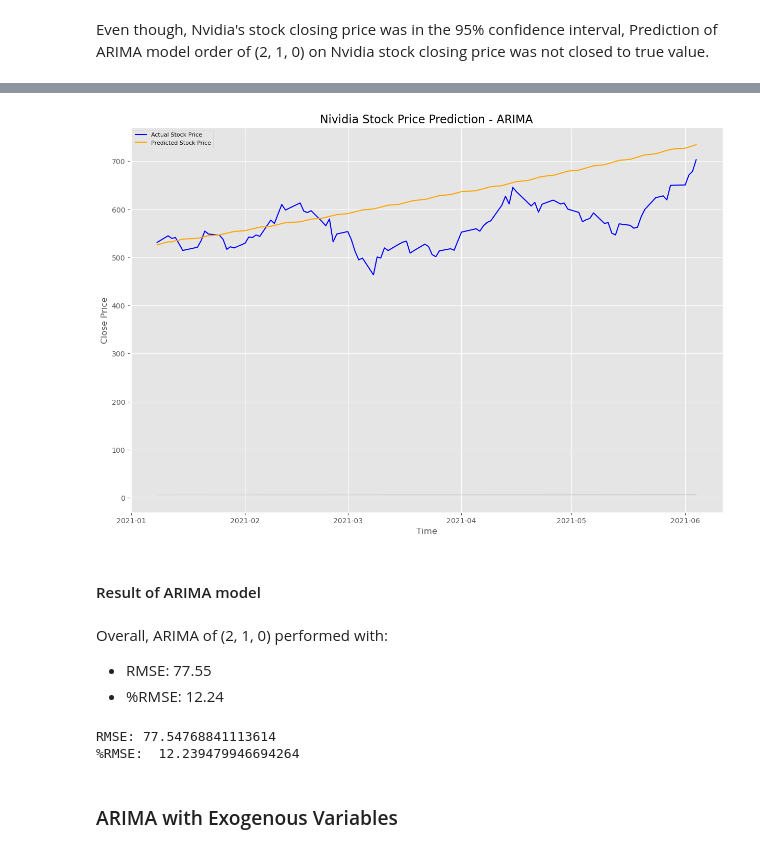
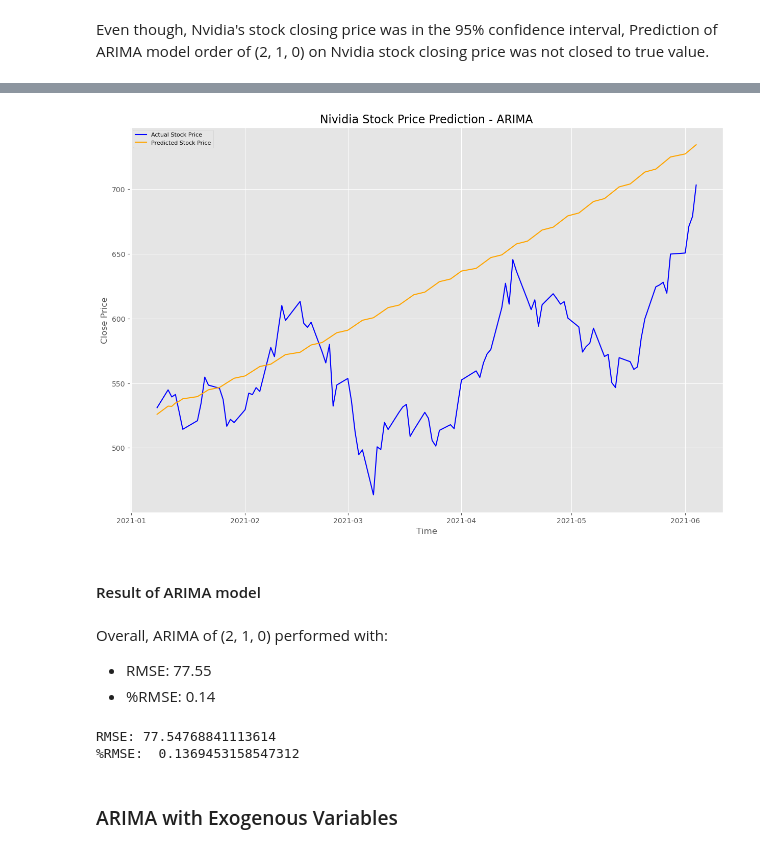
Before and after one commit to jayce7376/Nvidia_Stock_Prediction, a Jupyter notebook: Nvidia_Stock_Prediction.ipynb, the cells around one changed output, grey strips where cells are left out. Drawn from its saved outputs; the diff is of its cells as text; code cells hidden in the pictures.

```diff
--- a/Nvidia_Stock_Prediction.ipynb
+++ b/Nvidia_Stock_Prediction.ipynb
@@ -399,39 +471,35 @@ AR.2            5.2053           +0.0000j            5.2053            0.0000
 # %%
 # Forecast
 fc, se, conf = fitted.forecast(102, alpha=0.05)  # 95% confidence
 fc_series = pd.Series(fc, index=test_data.index)
 original_fc_series = np.exp(fc_series)
 original_test_data = np.exp(test_data)
-lower_series = pd.Series(conf[:, 0], index=test_data.index)
-upper_series = pd.Series(conf[:, 1], index=test_data.index)
 plt.figure(figsize=(15,10), dpi=100)
 plt.plot(original_test_data, color = 'blue', label='Actual Stock Price')
 plt.plot(original_fc_series, color = 'orange',label='Predicted Stock Price')
-plt.fill_between(lower_series.index, lower_series, upper_series,
-                 color='k', alpha=.10)
 plt.title('Nividia Stock Price Prediction - ARIMA', fontsize=16)
 plt.xlabel('Time')
 plt.ylabel('Close Price')
 plt.legend(loc='upper left', fontsize=8)
 plt.savefig('./images/ARIMA_prediction_result.png')
 plt.show()
 # %% [output]
-[figure, old version]
+[figure, new version]
 # %% [markdown]
 #### Result of ARIMA model
 # %% [markdown]
 Overall, ARIMA of (2, 1, 0) performed with:
  - RMSE: 77.55
- - %RMSE: 12.24
+ - %RMSE: 0.14
 # %%
 MSE = np.square(np.subtract(original_test_data,original_fc_series)).mean()
 
 RMSE = math.sqrt(MSE)
 print(f'RMSE: {RMSE}')
-print("%RMSE: ", RMSE/test_data.mean())
+print("%RMSE: ", RMSE/original_test_data.mean())
 # %% [output]
 RMSE: 77.54768841113614
-%RMSE:  12.239479946694264
+%RMSE:  0.1369453158547312
 # %% [markdown]
 ### ARIMA with Exogenous Variables
 # %% [markdown]
```
Also changed, not shown: parts of 19 cells of this notebook, 2 other files.
